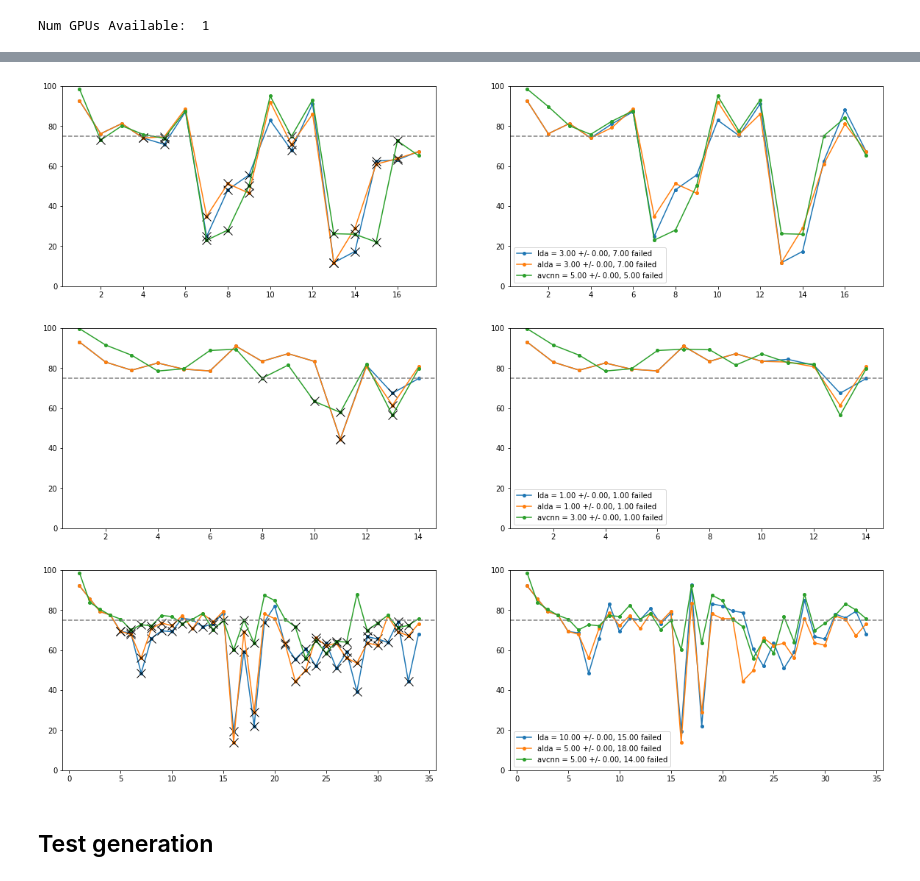
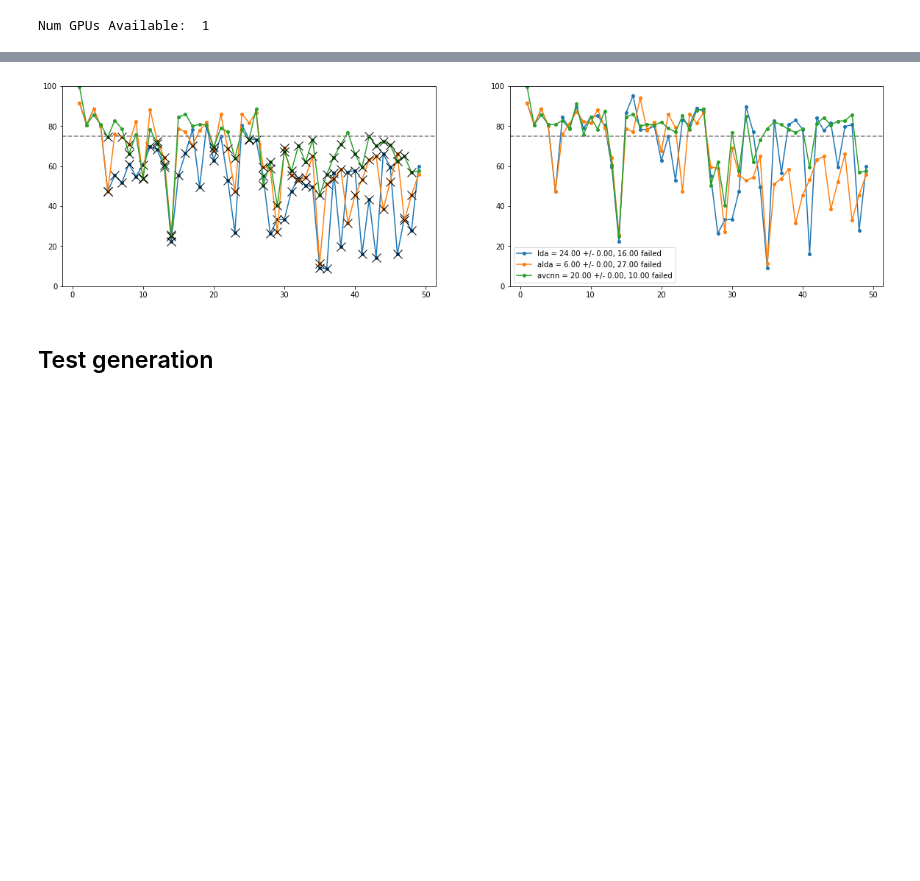
Before and after one commit to yuniteh/adaptive, a Jupyter notebook: python/main.ipynb, the cells around one changed output, grey strips where cells are left out. Saved outputs shown, nothing was run; the diff lists cells and outputs as text; code cells hidden in the pictures; blank space fills up the shorter version.

```diff
--- a/python/main.ipynb
+++ b/python/main.ipynb
@@ -442,7 +427,7 @@ plot_mod = ['lda','alda','cnn','acnn03','avcnn','crcnn']
 plot_mod = ['lda','avcnn']
 plot_mod = ['lda','alda','avcnn']
 for plot_i in range(1):
-    for sub in range(3):
+    for sub in range(4,5):#7):
         it_acc = []
         it_recal = []
         it_fail = []
@@ -458,7 +443,7 @@ for plot_i in range(1):
                     all_acc, all_recal, all_val, all_prev, all_train, all_times, _, mod_tot, c_weights, v_weights, cl_wc, scaler_0, emg_scale = pickle.load(f)
             else:
                 with open( subs[sub] + '_' + str(it) + '_r_accs.p','rb') as f:
-                    all_acc, all_recal, all_val, all_prev, all_train, all_times, _, mod_tot, c_weights, v_weights, cl_wc, scaler_0, emg_scale = pickle.load(f)
+                    all_acc, all_recal, all_val, all_prev, all_train, all_times, all_dof, _, mod_tot, c_weights, v_weights, cl_wc, scaler_0, emg_scale = pickle.load(f)
 
             lda_ind = mod_tot.index('alda') + 1
             all_acc[all_acc==0] = np.nan
@@ -504,36 +489,34 @@ for plot_i in range(1):
         ave_fail = np.nanmean(np.array(it_fail),axis=0)
 
         std_acc2 = np.nanstd(np.abs(np.array(it_acc2)),axis=0)/np.sum(~np.isnan(np.array(it_acc2)),axis=0)
         std_acc = np.nanstd(np.abs(np.array(it_acc)),axis=0)/np.sum(~np.isnan(np.array(it_acc)),axis=0)
         std_val = np.nanstd(np.abs(np.array(it_val)),axis=0)/np.sum(~np.isnan(np.array(it_val)),axis=0)
         std_prev = np.nanstd(np.abs(np.array(it_prev)),axis=0)/np.sum(~np.isnan(np.array(it_prev)),axis=0)
         std_train = np.nanstd(np.abs(np.array(it_train)),axis=0)/np.sum(~np.isnan(np.array(it_train)),axis=0)
         std_times = np.nanstd(np.abs(np.array(it_times)),axis=0)/np.sum(~np.isnan(np.array(it_times)),axis=0)
         std_recal = np.nanstd(np.array(it_recal),axis=0)/np.sum(~np.isnan(np.array(it_recal)),axis=0)
         std_fail = np.nanstd(np.array(it_fail),axis=0)/np.sum(~np.isnan(np.array(it_fail)),axis=0)
 
         fig, ax = plt.subplots(1,2,figsize=(20,5))
         for mod in plot_mod:
             plot_ind = mod_tot.index(mod)
             # ax.plot(ave_acc[2:,plot_ind],'.-',label= mod + ' = '+ str(ave_recal[plot_ind,0]) + ' +/- ' + str(std_recal[plot_ind,0]))
             x = ~np.isnan(ave_val[:,plot_ind])
             # ave_acc2 = cp.deepcopy(ave_acc)
             # ave_acc[x,plot_ind] = ave_val[x,plot_ind]
 
             ax[0].plot(ave_acc[:,plot_ind],'.-',ms=8,label= mod + ' = '+ "{:.2f}".format(ave_recal[plot_ind]) + ' +/- ' + "{:.2f}".format(std_recal[plot_ind]) + ', ' + "{:.2f}".format(ave_fail[plot_ind]) +' failed')#str(std_recal[plot_ind,0]))
             ax[0].plot(np.squeeze(np.where(x)),ave_acc[x,plot_ind],'kx',ms=12)
             ax[1].plot(ave_acc2[:,plot_ind],'.-',ms=8,label= mod + ' = '+ "{:.2f}".format(ave_recal[plot_ind]) + ' +/- ' + "{:.2f}".format(std_recal[plot_ind])+ ', ' + "{:.2f}".format(ave_fail[plot_ind]) + ' failed')#+ str(std_recal[plot_ind,0]))
             # ax.plot(np.squeeze(np.where(x)), ave_val[~np.isnan(ave_val[:,plot_ind]),plot_ind],'.-',ms=8,label= mod + ' = '+ str(ave_recal[plot_ind,0]) + ' +/- ' + str(std_recal[plot_ind,0]))
             # plt.fill_between(np.arange(ave_acc[2:,plot_ind].shape[0]),ave_acc[2:,plot_ind]-std_acc[2:,plot_ind],ave_acc[2:,plot_ind]+std_acc[2:,plot_ind],alpha=.3)
         ax[1].legend()
         for i in range(2):
             ax[i].axhline(75, ls='--', color='grey')
             ax[i].set_ylim([0,100])
         # ax[1].axhline(75, ls='--', color='grey')
 # %% [output]
-[figure, old version]
+[figure, new version]
-[figure, removed]
-[figure, removed]
 # %% [markdown]
 ## Test generation
 # %%
```
Also changed, not shown: parts of 1 cell of this notebook, 2 other files.
